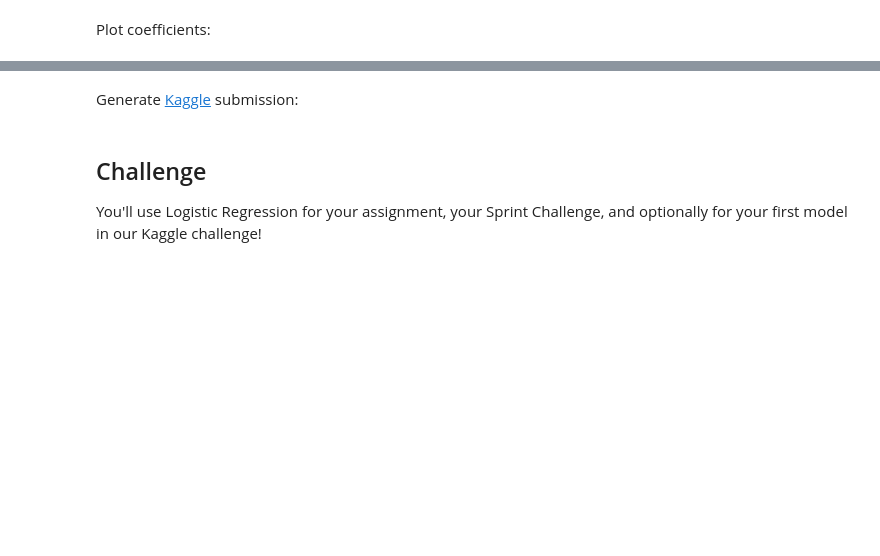
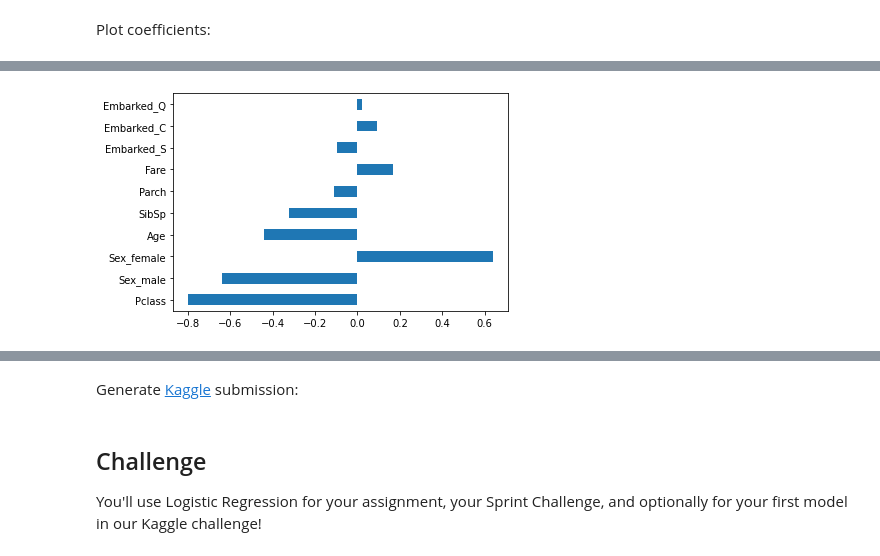
Before and after one commit to austinlasseter/DS-Unit-2-Linear-Models, a Jupyter notebook: module4-logistic-regression/214_responses.ipynb, the cells around one changed output, grey strips where cells are left out. Cells and saved outputs as stored; diff of their text form; code cells hidden in the pictures; blank space fills up the shorter version.

```diff
--- a/module4-logistic-regression/214_responses.ipynb
+++ b/module4-logistic-regression/214_responses.ipynb
@@ -582,2 +524,6 @@ Validation Accuracy 0.8071748878923767
 # %% [markdown]
 Plot coefficients:
+# %%
+# what are the coeffs? what do they mean?
+coefficients = pd.Series(model.coef_[0], X_train_encoded.columns)
+print(coefficients)
@@ -584 +542,6 @@ Plot coefficients:
+# %%
+# display the coeffs alphabetically, by name
+coefficients.plot.barh();
+# %% [output]
+[figure, added]
 # %%
```
Also changed, not shown: parts of 33 cells of this notebook.
